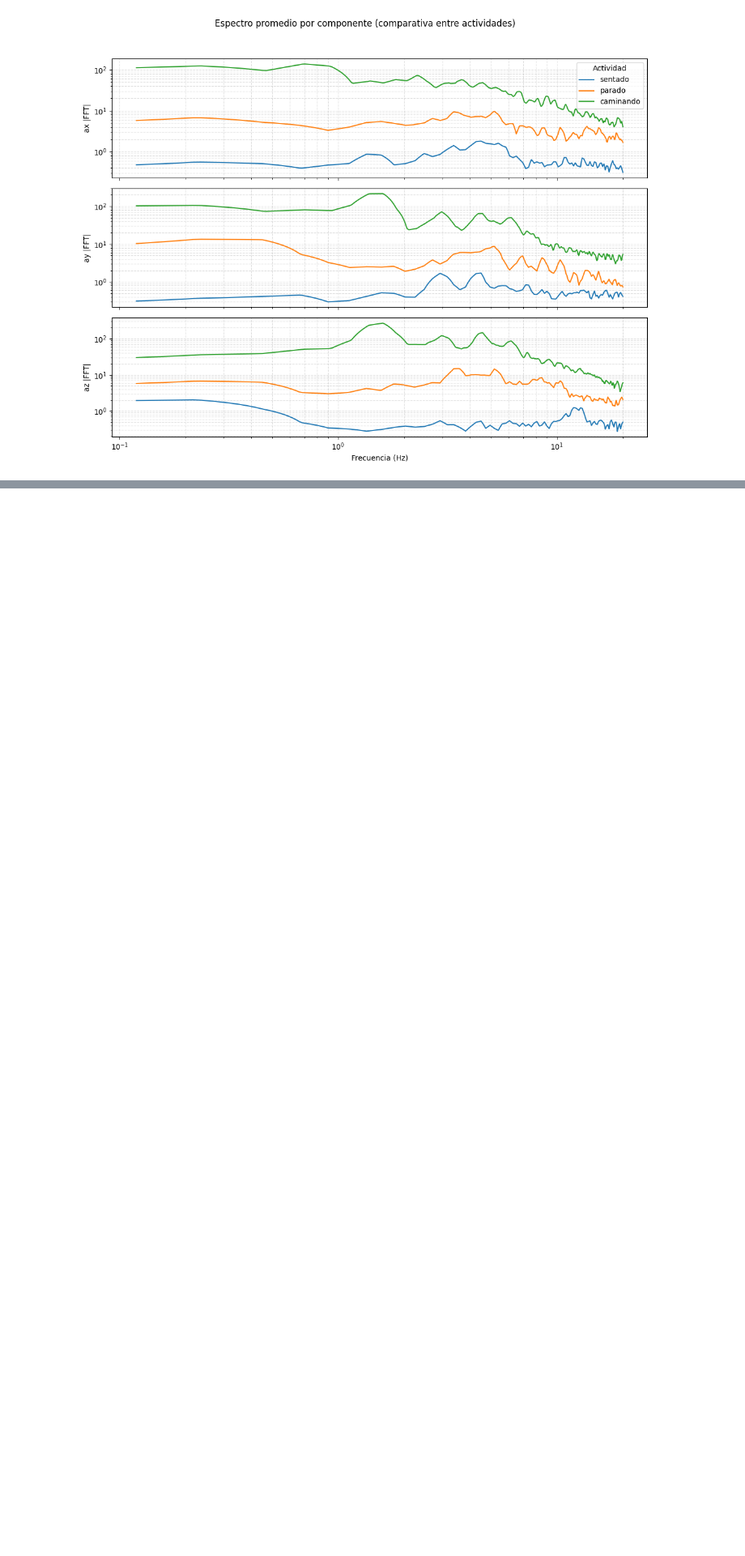
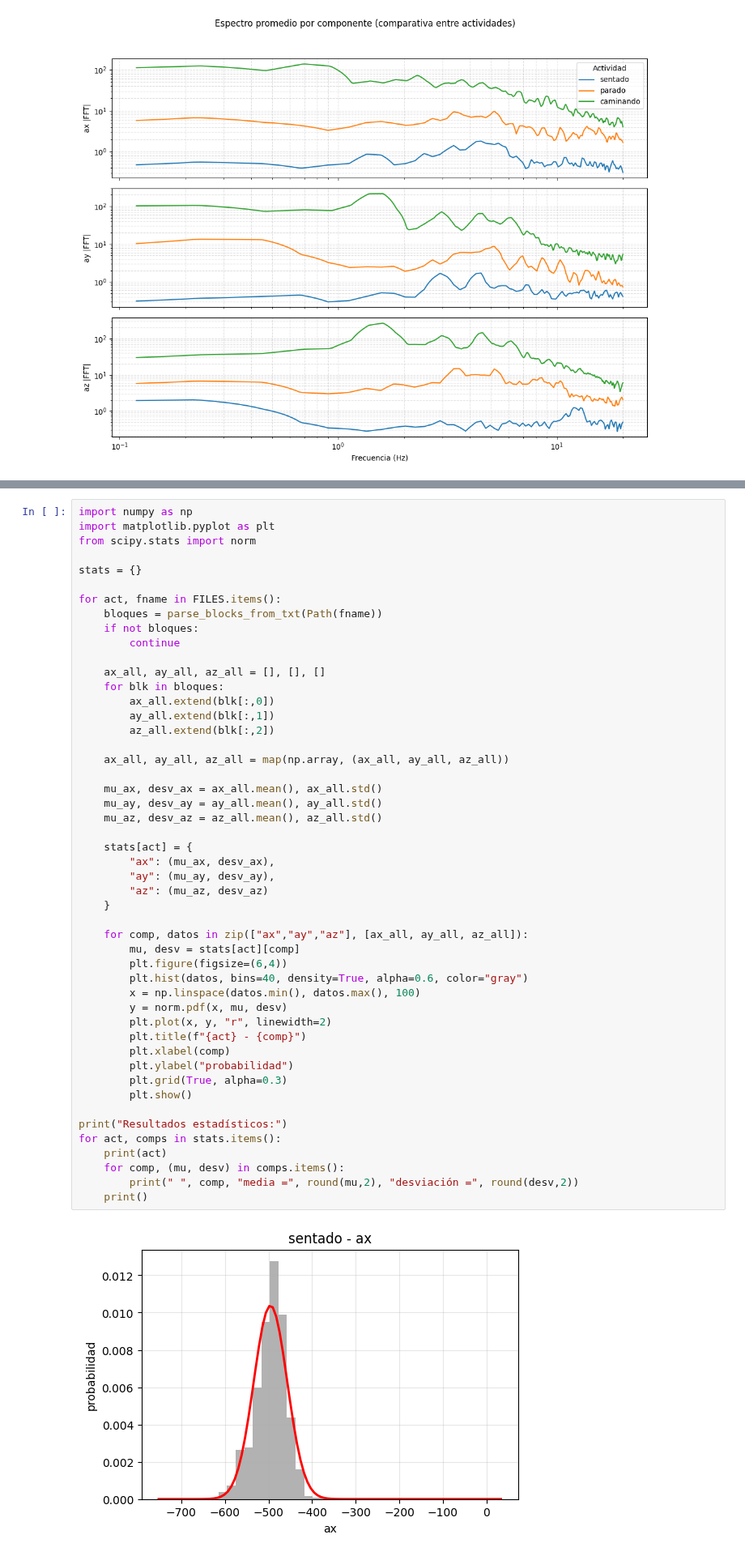
Before and after one commit to Juanvalencia112/Taller1_Herramientas_computacionales, a Jupyter notebook: Taller12/Taller12.ipynb, the cells around one changed output, grey strips where cells are left out. Shown at 81% size. Drawn from its saved outputs; the diff is of its cells as text; blank space fills up the shorter version.

Commit message:
Update Item 2

```diff
--- a/Taller12/Taller12.ipynb
+++ b/Taller12/Taller12.ipynb
@@ -139,0 +142,51 @@ plt.show()
+# %%
+import numpy as np
+import matplotlib.pyplot as plt
+from scipy.stats import norm
+
+stats = {}
+
+for act, fname in FILES.items():
+    bloques = parse_blocks_from_txt(Path(fname))
+    if not bloques:
+        continue
+
+    ax_all, ay_all, az_all = [], [], []
+    for blk in bloques:
+        ax_all.extend(blk[:,0])
+        ay_all.extend(blk[:,1])
+        az_all.extend(blk[:,2])
+
+    ax_all, ay_all, az_all = map(np.array, (ax_all, ay_all, az_all))
+
+    mu_ax, desv_ax = ax_all.mean(), ax_all.std()
+    mu_ay, desv_ay = ay_all.mean(), ay_all.std()
+    mu_az, desv_az = az_all.mean(), az_all.std()
+
+    stats[act] = {
+        "ax": (mu_ax, desv_ax),
+        "ay": (mu_ay, desv_ay),
+        "az": (mu_az, desv_az)
+    }
+
+    for comp, datos in zip(["ax","ay","az"], [ax_all, ay_all, az_all]):
+        mu, desv = stats[act][comp]
+        plt.figure(figsize=(6,4))
+        plt.hist(datos, bins=40, density=True, alpha=0.6, color="gray")
+        x = np.linspace(datos.min(), datos.max(), 100)
+        y = norm.pdf(x, mu, desv)
+        plt.plot(x, y, "r", linewidth=2)
+        plt.title(f"{act} - {comp}")
+        plt.xlabel(comp)
+        plt.ylabel("probabilidad")
+        plt.grid(True, alpha=0.3)
+        plt.show()
+
+print("Resultados estadísticos:")
+for act, comps in stats.items():
+    print(act)
+    for comp, (mu, desv) in comps.items():
+        print(" ", comp, "media =", round(mu,2), "desviación =", round(desv,2))
+    print()
+# %% [output]
+[figure, added]
```
Also changed, not shown: parts of 2 cells of this notebook.
